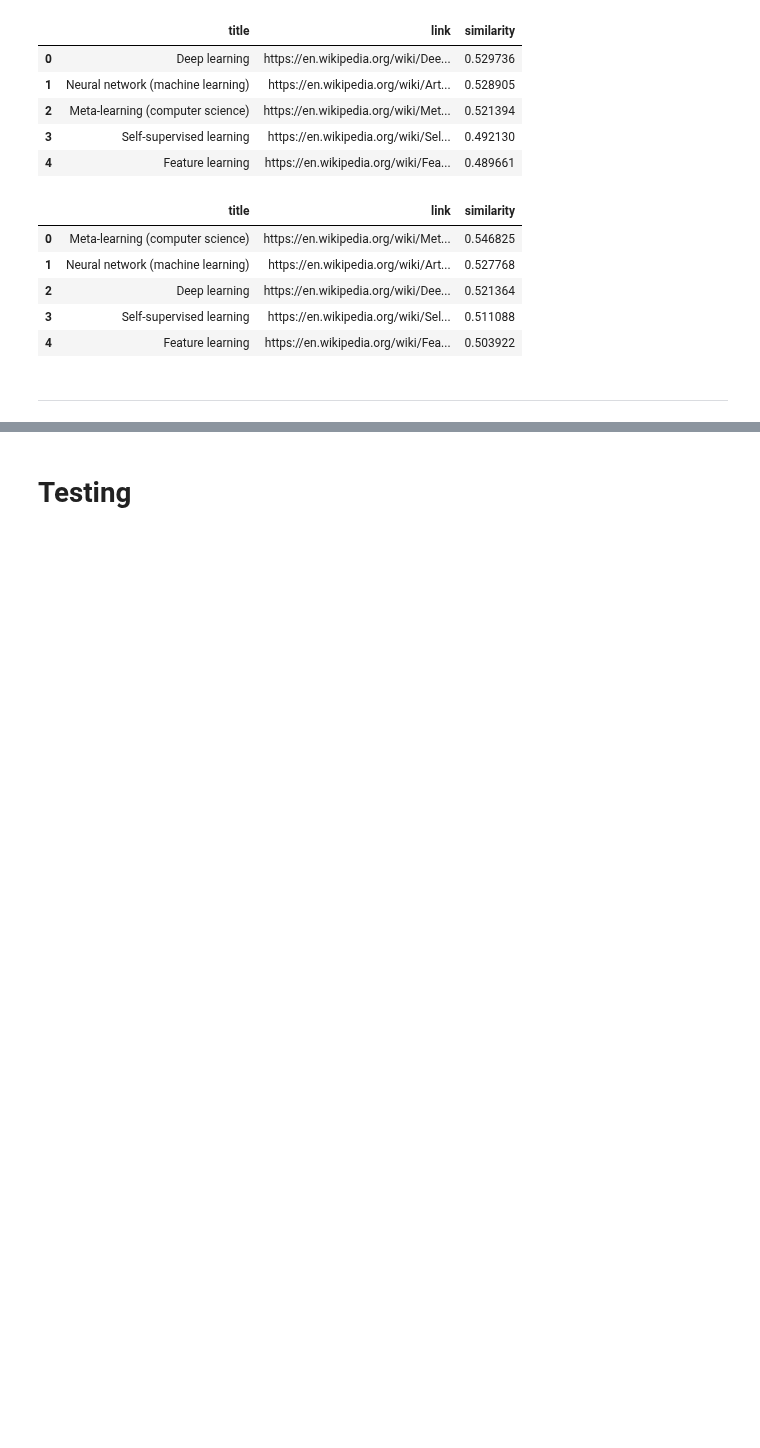
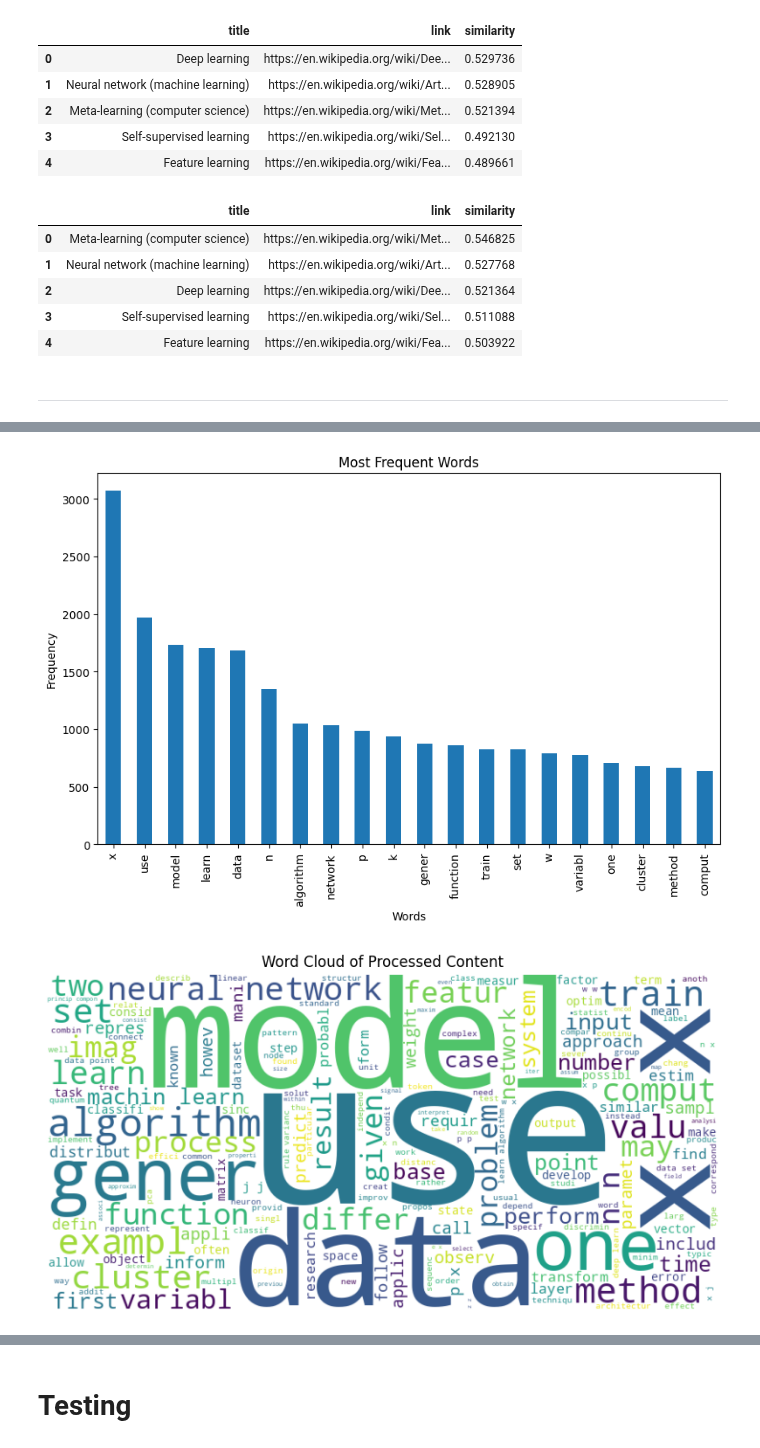
Before and after one commit to mmartyna123/InformationRetrieval, a Jupyter notebook: Project_Wiki/wiki_working_version.ipynb, the cells around one changed output, grey strips where cells are left out. Drawn from its saved outputs; the diff is of its cells as text; code cells hidden in the pictures; blank space fills up the shorter version.

```diff
--- a/Project_Wiki/wiki_working_version.ipynb
+++ b/Project_Wiki/wiki_working_version.ipynb
@@ -386,3 +494,41 @@ def recommendArticles(history, df, top_n=5):
     recommendations = HTML(recommendations.to_html(render_links=True, escape=False))
 
     return recommendations
+# %%
+import matplotlib.pyplot as plt
+from wordcloud import WordCloud
+
+# Most Frequent Words
+def plot_most_frequent_words(df, top_n=20):
+    all_words = ' '.join(df['processedContent']).split()
+    word_counts = pd.Series(all_words).value_counts().head(top_n)
+    word_counts.plot(kind='bar', figsize=(10, 6), title='Most Frequent Words')
+    plt.xlabel('Words')
+    plt.ylabel('Frequency')
+    plt.show()
+
+# Word Cloud
+def plot_word_cloud(df):
+    all_words = ' '.join(df['processedContent'])
+    wordcloud = WordCloud(width=800, height=400, background_color='white').generate(all_words)
+    plt.figure(figsize=(10, 5))
+    plt.imshow(wordcloud, interpolation='bilinear')
+    plt.axis('off')
+    plt.title('Word Cloud of Processed Content')
+    plt.show()
+
+# Article Length Distribution
+def plot_article_length_distribution(df):
+    article_lengths = df['processedContent'].apply(lambda x: len(x.split()))
+    article_lengths.plot(kind='hist', bins=20, figsize=(10, 6), title='Article Length Distribution')
+    plt.xlabel('Number of Words')
+    plt.ylabel('Number of Articles')
+    plt.show()
+
+# Generate statistics
+plot_most_frequent_words(df)
+plot_word_cloud(df)
+plot_article_length_distribution(df)
+# %% [output]
+[figure, added]
+[figure, added]
```
Also changed, not shown: parts of 30 cells of this notebook, 1 other file.
